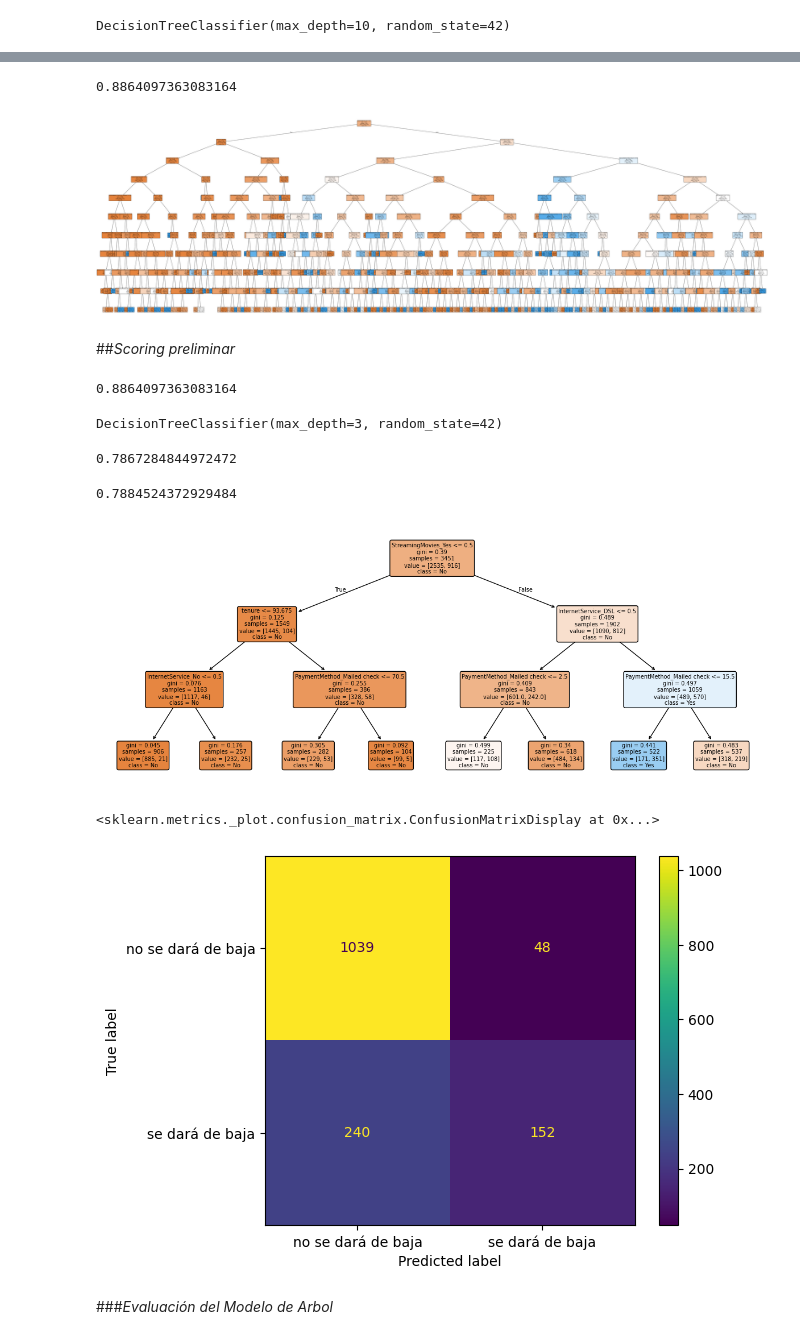
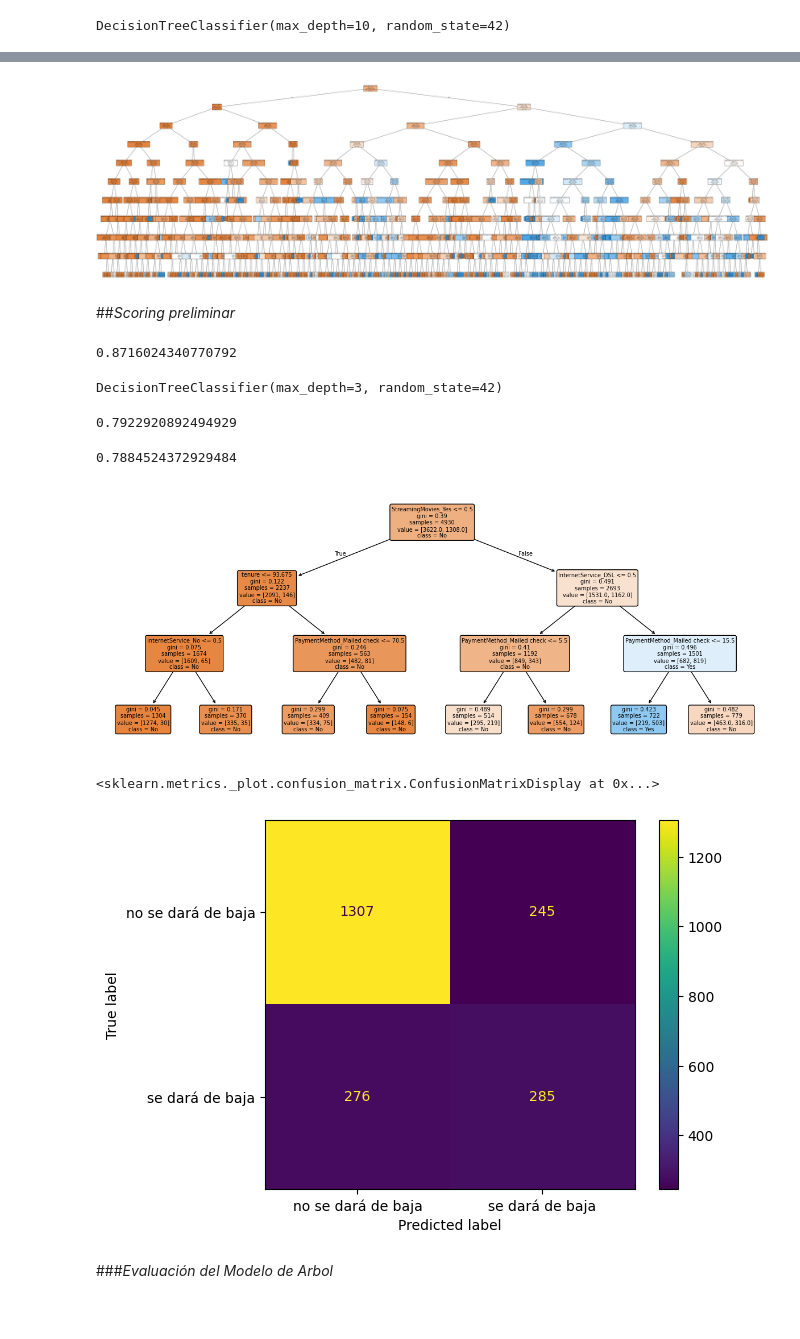
Before and after one commit to DanielDiazLeivaDDL/DanielDiazLeivaDDL-challenge3-data-science-LATAM, a Jupyter notebook: TelecomX2_LATAM.ipynb, the cells around one changed output, grey strips where cells are left out. Saved outputs shown, nothing was run; the diff lists cells and outputs as text; code cells hidden in the pictures.

```diff
--- a/TelecomX2_LATAM.ipynb
+++ b/TelecomX2_LATAM.ipynb
@@ -110,0 +115,31 @@ plt.show()
+# %%
+import matplotlib.pyplot as plt
+import seaborn as sns
+
+
+datos = datos.dropna(subset=["Churn"])
+datos["Churn"] = datos["Churn"].str.strip()
+
+
+plt.figure(figsize=(6,4))
+sns.boxplot(data=datos, x="Churn", y="tenure", palette="Set2")
+plt.title("Tiempo de contrato vs Cancelación")
+plt.xlabel("¿Canceló?")
+plt.ylabel("Meses de contrato")
+plt.show()
+
+
+plt.figure(figsize=(6,4))
+sns.boxplot(data=datos, x="Churn", y="Charges.Total", palette="Set2")
+plt.title("Gasto total vs Cancelación")
+plt.xlabel("¿Canceló?")
+plt.ylabel("Gasto total")
+plt.show()
+
+
+plt.figure(figsize=(6,4))
+sns.scatterplot(data=datos, x="tenure", y="Charges.Total", hue="Churn", palette="Set2", alpha=0.7)
+plt.title("Tiempo de contrato vs Gasto total (coloreado por cancelación)")
+plt.xlabel("Meses de contrato")
+plt.ylabel("Gasto total")
+plt.show()
@@ -267,9 +288,8 @@ y = le.fit_transform(y)
 # %%
 from sklearn.model_selection import train_test_split
 
-X_train_val, X_test, y_train_val, y_test = train_test_split(X, y, test_size=0.30, stratify=y, random_state=42)
-
-X_train, X_val, y_train, y_val = train_test_split(X_train_val, y_train_val, test_size=0.30, stratify=y_train_val, random_state=42)
+# 70% entrenamiento, 30% test
+X_train, X_test, y_train, y_test = train_test_split(X, y, test_size=0.30, stratify=y, random_state=42)
 # %% [markdown]
 ###*DUMMY*
 # %%
@@ -332,7 +351,3 @@ modelo_arbol.score(X_val, y_val)
-# %%
-modelo_arbol.score(X_train, y_train)
-# %% [output]
-0.8864097363083164
 # %%
 from sklearn.tree import plot_tree
 import matplotlib.pyplot as plt
@@ -358,13 +373,13 @@ plt.figure(figsize=(80, 25))
 plot_tree(modelo_arbol, filled=True, class_names=['No', 'Yes'], fontsize=6, feature_names=valores_columnas, rounded=True)
 plt.show()
 # %% [output]
-[figure, old version]
+[figure, new version]
 # %% [markdown]
 ##*Scoring preliminar*
 # %%
 modelo_arbol.score(X_train, y_train)
 # %% [output]
-0.8864097363083164
+0.8716024340770792
 # %%
 modelo_arbol = DecisionTreeClassifier(max_depth=3, random_state=42)
 modelo_arbol.fit(X_train, y_train)
@@ -373,7 +388,7 @@ DecisionTreeClassifier(max_depth=3, random_state=42)
 # %%
 modelo_arbol.score(X_train, y_train)
 # %% [output]
-0.7867284844972472
+0.7922920892494929
 # %%
 modelo_arbol.score(X_test, y_test)
 # %% [output]
@@ -383,16 +398,16 @@ plt.figure(figsize=(15, 6))
 plot_tree(modelo_arbol, filled=True, class_names=['No', 'Yes'], fontsize=7, feature_names=valores_columnas, rounded=True)
 plt.show()
 # %% [output]
-[figure, old version]
+[figure, new version]
 # %%
 
-y_previsto = modelo_arbol.predict(X_val)
-matriz_confusion = confusion_matrix(y_val,y_previsto)
+y_previsto = modelo_arbol.predict(X_test)
+matriz_confusion = confusion_matrix(y_test,y_previsto)
 vis = ConfusionMatrixDisplay(confusion_matrix=matriz_confusion, display_labels=['no se dará de baja','se dará de baja'])
 vis.plot()
 # %% [output]
 <sklearn.metrics._plot.confusion_matrix.ConfusionMatrixDisplay at 0x...>
-[figure, old version]
+[figure, new version]
 # %% [markdown]
 ###*Evaluación del Modelo de Arbol*
 # %%
```
Also changed, not shown: parts of 37 cells of this notebook.
